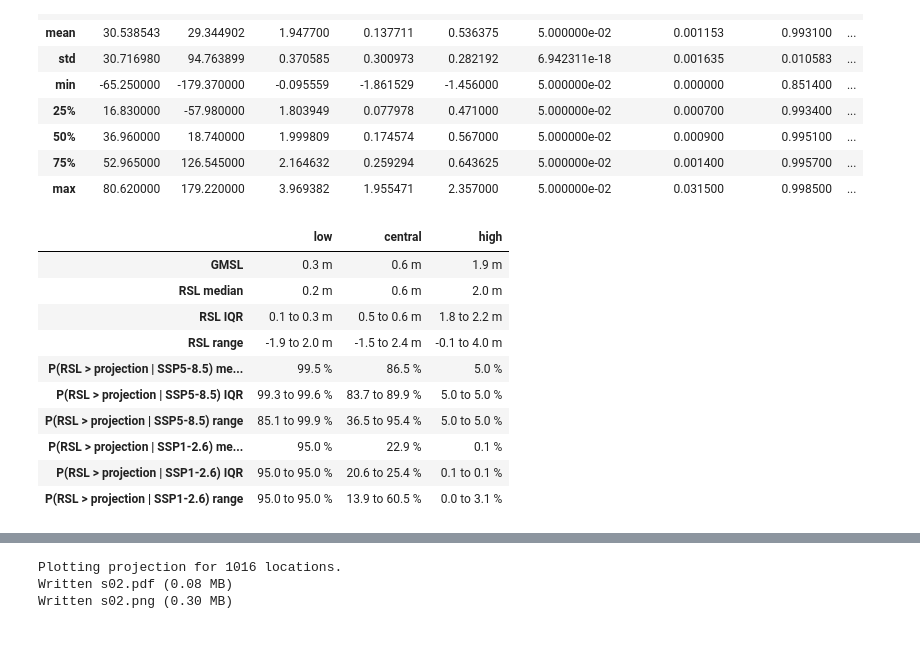
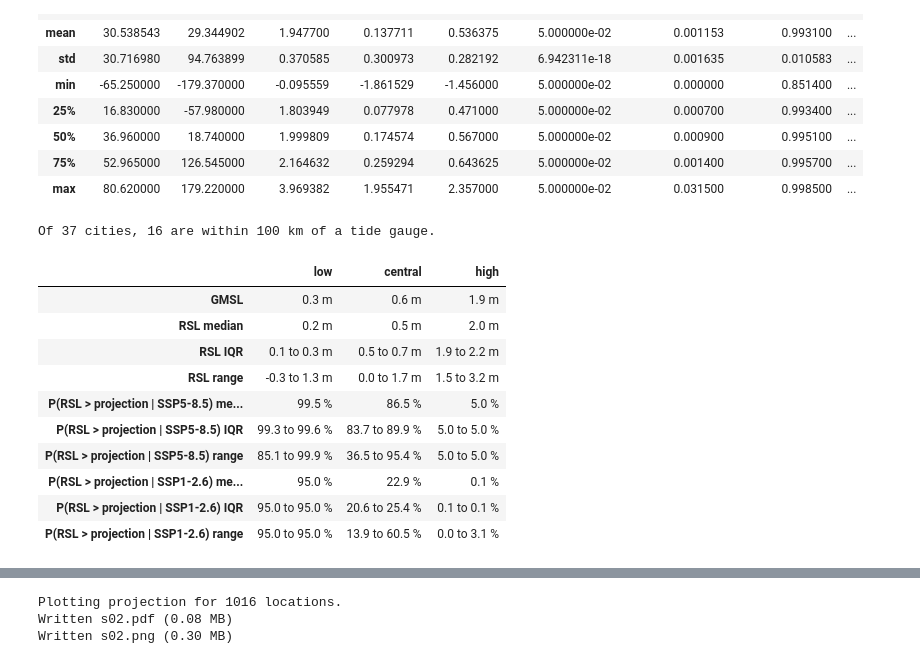
Before and after one commit to grandey/d25a-rsl-fusion, a Jupyter notebook: figs_d25a.ipynb, the cells around one changed output, grey strips where cells are left out. Saved outputs shown, nothing was run; the diff lists cells and outputs as text; code cells hidden in the pictures.

Commit message:
d25a.get_summary_df(): implement cities parameter.

```diff
--- a/figs_d25a.ipynb
+++ b/figs_d25a.ipynb
@@ -63,14 +63,15 @@ proj_df.describe()
 | 75% | 52.965000 | 126.545000 | 2.164632 | 0.259294 | 0.643625 | 5.000000e-02 | 0.001400 | 0.995700 | ... |
 | max | 80.620000 | 179.220000 | 3.969382 | 1.955471 | 2.357000 | 5.000000e-02 | 0.031500 | 0.998500 | ... |
 # %%
-# Table summarising some of the key results
-d25a.get_summary_df()
+# Table summarising some of the key results across cities
+d25a.get_summary_df(cities=True)
 # %% [output]
+Of 37 cities, 16 are within 100 km of a tide gauge.
 |  | low | central | high |
 | GMSL | 0.3 m | 0.6 m | 1.9 m |
-| RSL median | 0.2 m | 0.6 m | 2.0 m |
-| RSL IQR | 0.1 to 0.3 m | 0.5 to 0.6 m | 1.8 to 2.2 m |
-| RSL range | -1.9 to 2.0 m | -1.5 to 2.4 m | -0.1 to 4.0 m |
+| RSL median | 0.2 m | 0.5 m | 2.0 m |
+| RSL IQR | 0.1 to 0.3 m | 0.5 to 0.7 m | 1.9 to 2.2 m |
+| RSL range | -0.3 to 1.3 m | 0.0 to 1.7 m | 1.5 to 3.2 m |
 | P(RSL > projection | SSP5-8.5) me... | 99.5 % | 86.5 % | 5.0 % |
 | P(RSL > projection | SSP5-8.5) IQR | 99.3 to 99.6 % | 83.7 to 89.9 % | 5.0 to 5.0 % |
 | P(RSL > projection | SSP5-8.5) range | 85.1 to 99.9 % | 36.5 to 95.4 % | 5.0 to 5.0 % |
```
Also changed, not shown: parts of 3 cells of this notebook, 1 other file.
